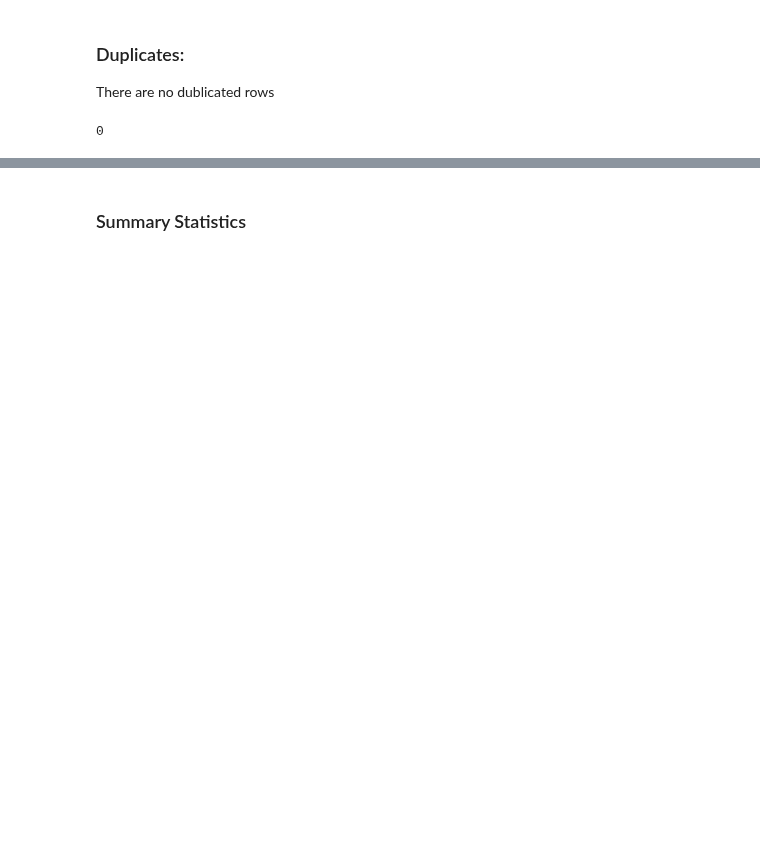
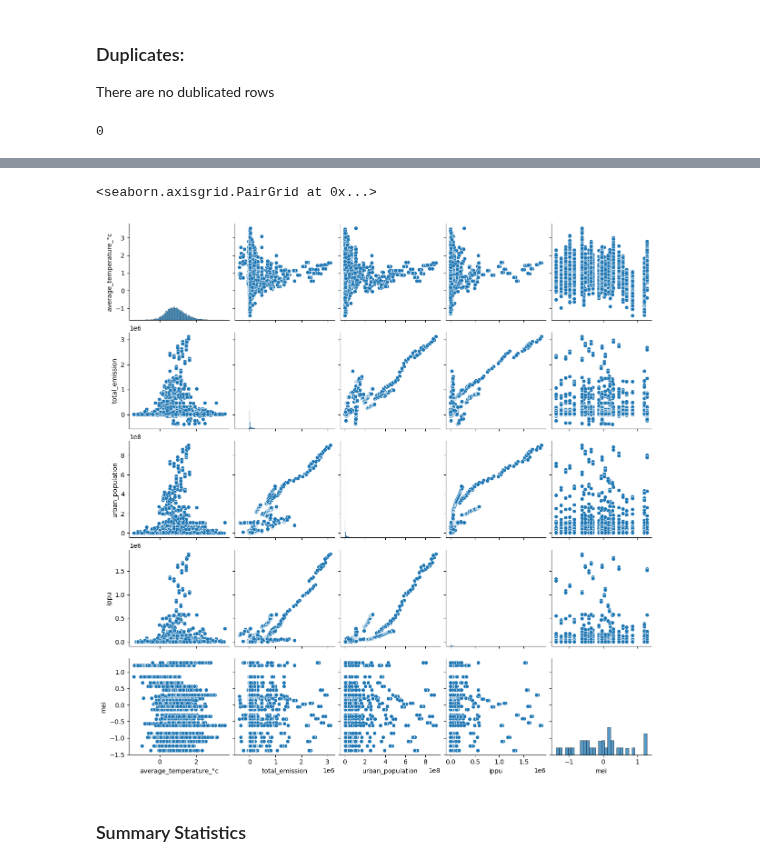
Before and after one commit to fayesimone/agriculture_emissions_prediction, a Jupyter notebook: EDA.ipynb, the cells around one changed output, grey strips where cells are left out. Drawn from its saved outputs; the diff is of its cells as text; code cells hidden in the pictures; blank space fills up the shorter version.

```diff
--- a/EDA.ipynb
+++ b/EDA.ipynb
@@ -95,3 +303,20 @@ ag_data.duplicated( ).sum()
+# %%
+variables = ["average_temperature_°c", "total_emission", "urban_population",'ippu', 'mei']
+
+# scatterplotmatrix(
+#     ag_data[variables].values,
+#     names=variables,
+#     figsize=(18,18), alpha=1
+# );
+
+#Print correlation matrix
+# print(ag_data[variables].corr())
+
+#Print correlation matrix plots
+sns.pairplot(ag_data[variables])
+# %% [output]
+<seaborn.axisgrid.PairGrid at 0x...>
+[figure, added]
 # %% [markdown]
 ### Summary Statistics
 # %%
```
Also changed, not shown: parts of 32 cells of this notebook.
